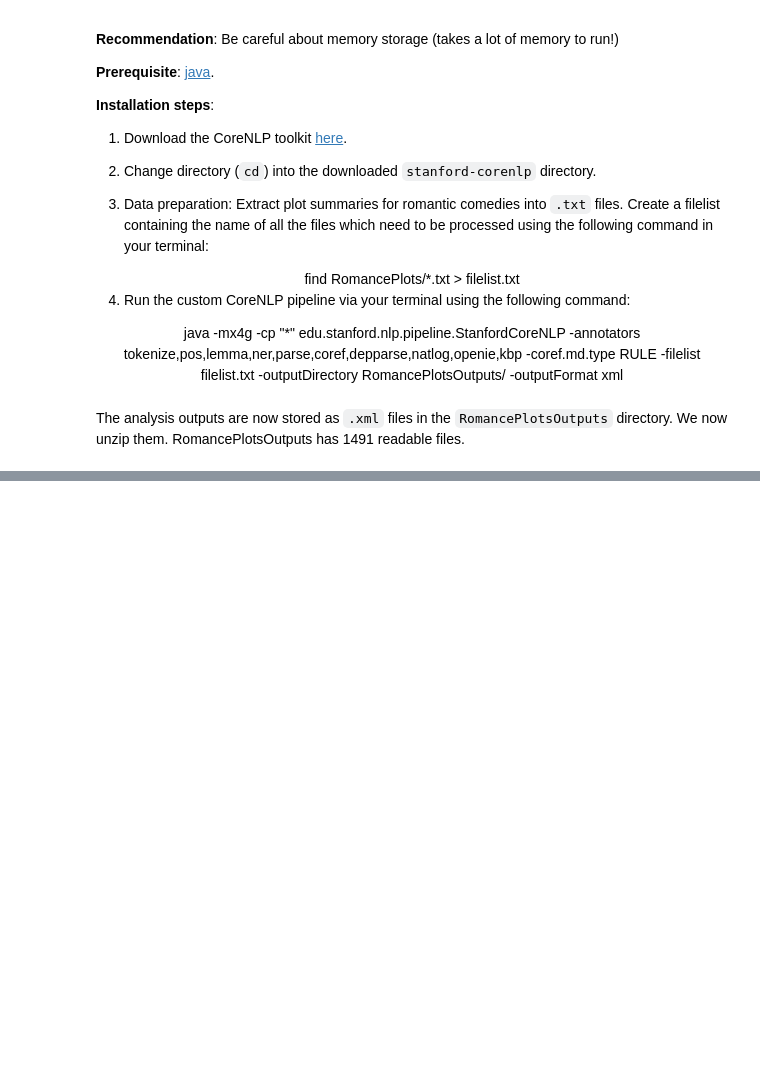
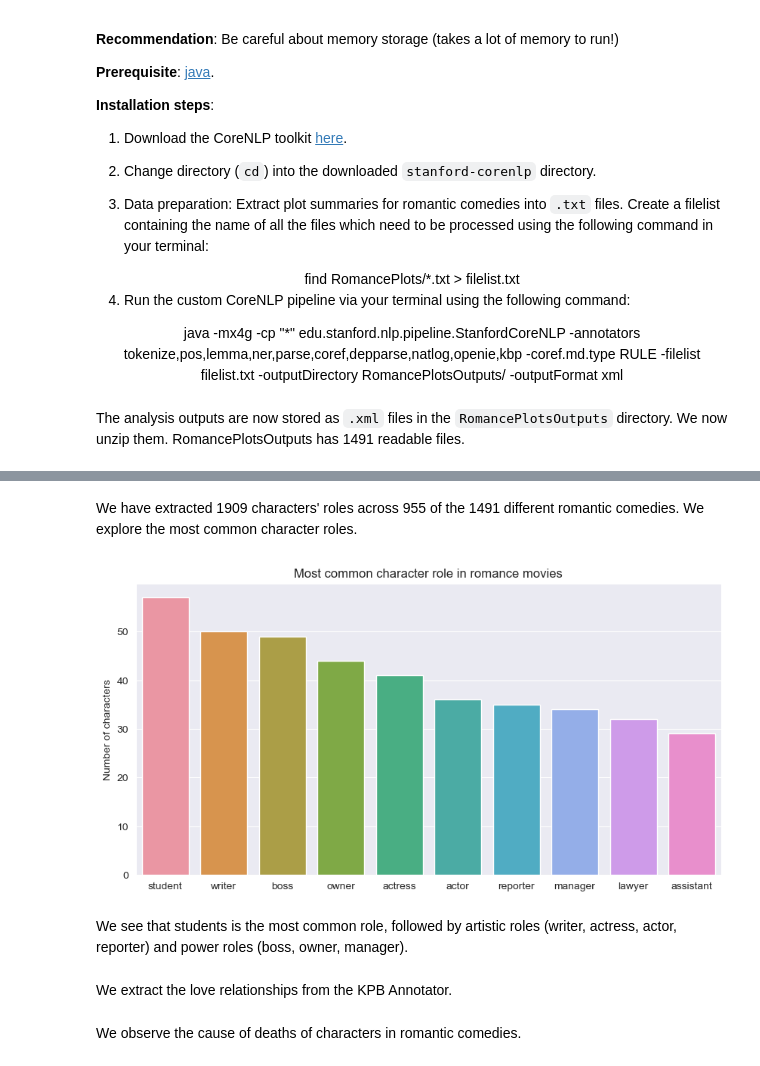
Before and after one commit to epfl-ada/ada-2022-project-toestewbrr, a Jupyter notebook: coreNLP_analysis.ipynb, the cells around one changed output, grey strips where cells are left out. Cells and saved outputs as stored; diff of their text form; code cells hidden in the pictures; blank space fills up the shorter version.

```diff
--- a/coreNLP_analysis.ipynb
+++ b/coreNLP_analysis.ipynb
@@ -251,21 +284,30 @@ title_df
+# %% [markdown]
+We have extracted 1909 characters' roles across 955 of the 1491 different romantic comedies. We explore the most common character roles.
 # %%
-# Make a plot of the most commun titles in romance movies
-sns.set_style("darkgrid")
+# Plot the 10 most common character roles
 fig, ax = plt.subplots(figsize=(10, 5))
 
 sns.countplot(x='Relation', data=title_df, order=title_df.groupby(['Relation']).count().sort_values(by = 'Wikipedia ID', ascending=False).head(10).index, ax=ax)
 
 ax.set_title('Most common character role in romance movies')
 ax.set_ylabel('Number of characters')
 xlabels = ['{}'.format(x) for x in title_df.groupby(['Relation']).count().sort_values(by = 'Wikipedia ID', ascending=False).head(10).index]
 ax.set_xticklabels(xlabels)
 ax.set_xlabel('')
 sns.set_style('darkgrid')
 sns.set_palette('flare')
 plt.show()
+# %% [output]
+[figure, added]
+# %% [markdown]
+We see that students is the most common role, followed by artistic roles (writer, actress, actor, reporter) and power roles (boss, owner, manager).
+# %% [markdown]
+We extract the love relationships from the KPB Annotator.
 # %%
 love_df = get_relation_df(DIR = 'RomancePlotsOutputs/', relation_type = 'per:spouse')
 love_df
+# %% [markdown]
+We observe the cause of deaths of characters in romantic comedies.
 # %%
 death_df = get_relation_df(DIR = 'RomancePlotsOutputs/', relation_type = 'per:cause_of_death', confidence_threshold=0.5)
 death_df.groupby(['Relation']).count().sort_values(by = 'Wikipedia ID', ascending=False)[:10]
```
Also changed, not shown: parts of 16 cells of this notebook.
